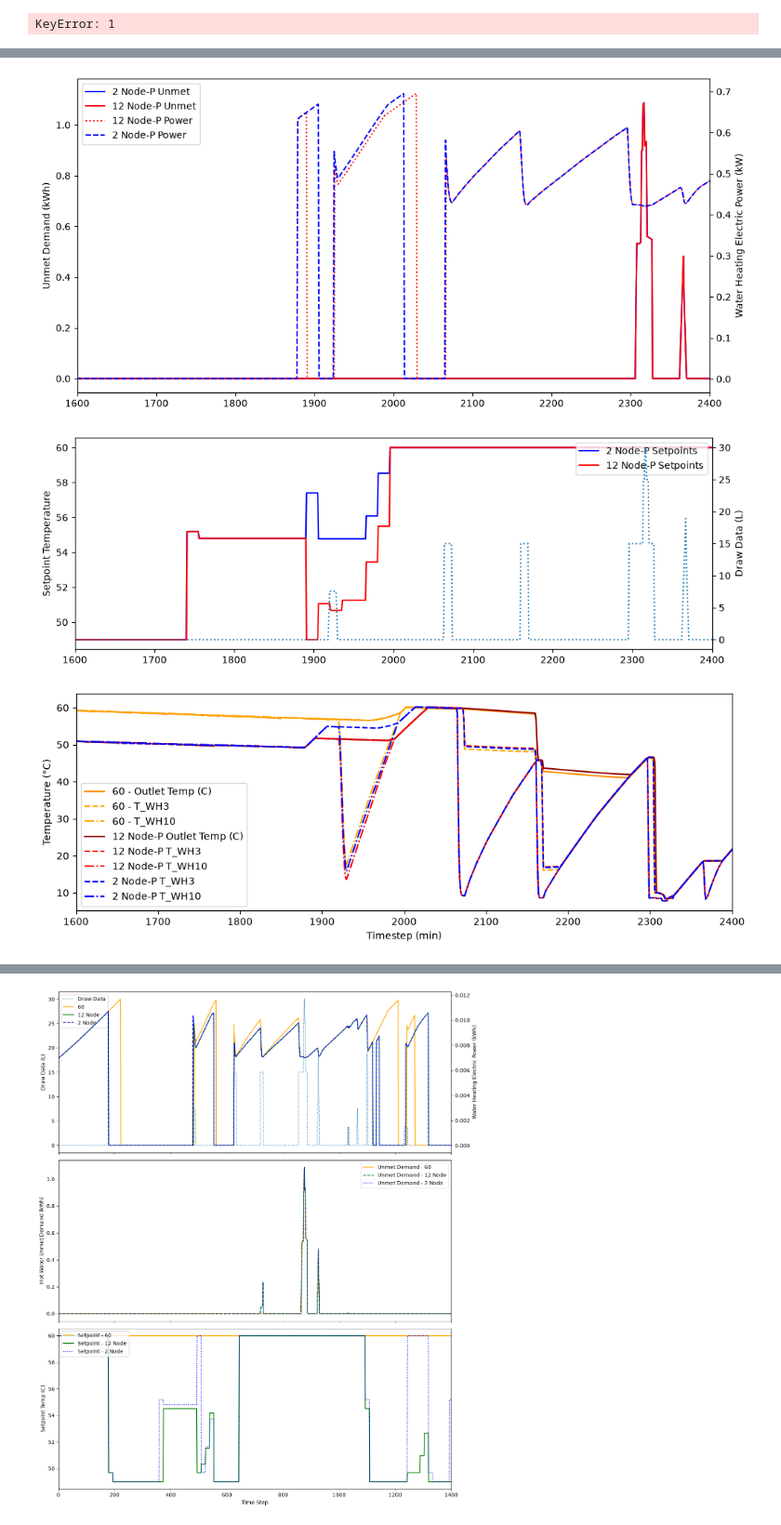
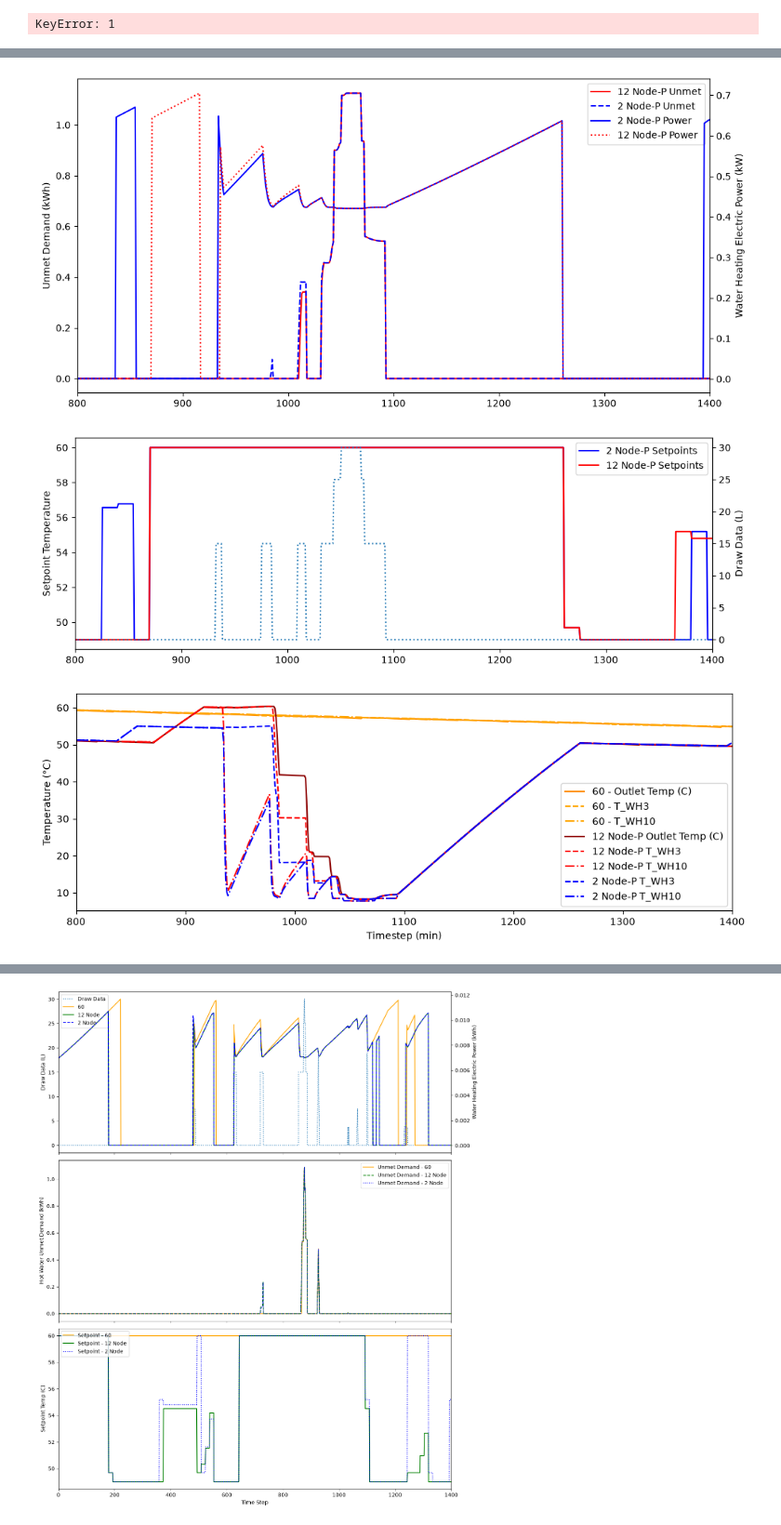
Before and after one commit to Jae-Domain/OCHRE, a Jupyter notebook: bin/MPC_Performance_Improvement/mpc_performance.ipynb, the cells around one changed output, grey strips where cells are left out. Shown at 93% size. Cells and saved outputs as stored; diff of their text form; code cells hidden in the pictures.

```diff
--- a/bin/MPC_Performance_Improvement/mpc_performance.ipynb
+++ b/bin/MPC_Performance_Improvement/mpc_performance.ipynb
@@ -554,15 +591,20 @@ data_2_node_perfect[data_2_node_perfect['Hot Water Unmet Demand (kWh)'] > data_1
 | 3068 | 14.026383 | 0.462381 | 0.423737 | 0.007062 | ... |
 | 3069 | 10.371926 | 0.526076 | 0.423737 | 0.007062 | ... |
 # %%
-# read in data
+# For presentation 11/13
 
 site = 'sample'
 import pandas as pd
 data_60 = pd.read_csv(f"output_site_{site}_151(L)_60_120V.csv")
 data_49 = pd.read_csv(f"output_site_{site}_151(L)_49_120V.csv")
 #data_2_node = pd.read_csv(f"output_site_{site}_bisection_rolling_2_120V.csv")
-data_2_node_perfect = pd.read_csv(f"output_site_{site}_bisection_perfect_2_120V_3_14_15.csv")
-data_12_node = pd.read_csv(f"output_site_{site}_bisection_perfect_12_120V_3_14_15.csv")
+data_2_node_perfect = pd.read_csv(f"output_site_{site}_bisection_perfect_2_120V_2_14_15.csv")
+data_12_node = pd.read_csv(f"output_site_{site}_bisection_perfect_12_120V_2_14_15.csv")
+
+#Compare temperatures between 12 node and 2 node (2/3 initialization)
+
+#data_12_node = pd.read_csv(f"output_site_{site}_bisection_perfect_12_120V_2_14_15_2nodeinit.csv")
+#data_2_node_perfect = pd.read_csv(f"output_site_{site}_bisection_perfect_2_120V_2_14_15.csv")
 
 import matplotlib.pyplot as plt
 
@@ -571,8 +613,9 @@ import matplotlib.pyplot as plt
 #data_60.index = pd.to_timedelta(data_60.index, unit="m")
 
 fig, ax = plt.subplots(figsize=(12, 6))
-ax.plot(data_2_node_perfect['Hot Water Unmet Demand (kWh)'], label='2 Node-P Unmet', color = 'blue')
+
 ax.plot(data_12_node['Hot Water Unmet Demand (kWh)'], label='12 Node-P Unmet', color = 'red')
+ax.plot(data_2_node_perfect['Hot Water Unmet Demand (kWh)'], label='2 Node-P Unmet', color = 'blue', linestyle='dashed')
 #ax.plot(data_60['Hot Water Unmet Demand (kWh)'], label='60 Unmet', color = 'orange')
 
 #ax.plot(data_2_node['Hot Water Unmet Demand (kWh)'], label='2 Node Unmet', color = 'blue')
@@ -585,9 +628,10 @@ ax.plot(data_12_node['Hot Water Unmet Demand (kWh)'], label='12 Node-P Unmet', c
 #ax.plot(data_60['Draw Data'], label = "Draw Data", linestyle = 'dotted')
 ax2 = ax.twinx()
 #ax2.plot(data_60['Water Heating Electric Power (kW)'], label='60 Power', linestyle = 'dashed', color = 'orange')
+ax2.plot(data_2_node_perfect['Water Heating Electric Power (kW)'], label='2 Node-P Power', linestyle = 'solid', color = 'blue')
 ax2.plot(data_12_node['Water Heating Electric Power (kW)'], label='12 Node-P Power', linestyle = 'dotted', color = 'red')
 #ax2.plot(data_2_node['Water Heating Electric Power (kWh)'], label='2 Node Energy', linestyle = 'dashed', color = 'blue')
-ax2.plot(data_2_node_perfect['Water Heating Electric Power (kW)'], label='2 Node-P Power', linestyle = 'dashed', color = 'blue')
+
 #ax2.plot(data_49['Water Heating Electric Power (kWh)'], label='49', color='red')
 
 #ax2.legend()
@@ -600,8 +644,8 @@ day = 5
 
 lbound = day * 1400
 ubound = lbound + 1400
-lbound = 1600
-ubound = 2400
+lbound = 800
+ubound = 1400
 plt.xlim(lbound, ubound)
 
 # ==============================================================================
@@ -612,7 +656,7 @@ ax_sp.plot(data_2_node_perfect['Setpoints'], label='2 Node-P Setpoints', color='
 #ax_sp.plot(data_2_node['Setpoints'], label='2 Node Setpoints', color='blue')
 ax_sp.plot(data_12_node['Setpoints'], label='12 Node-P Setpoints', color='red')
 ax_draw = ax_sp.twinx()
-ax_draw.plot(data_60['Draw Data'], label = "Draw Data", linestyle = 'dotted')
+ax_draw.plot(data_12_node['Draw Data'], label = "Draw Data", linestyle = 'dotted')
 ax_draw.set_ylabel("Draw Data (L)")
 ax_sp.set_ylabel('Setpoint Temperature')
 ax_sp.set_xlim(lbound, ubound)
@@ -633,34 +677,34 @@ ax_temp.plot(
 ax_temp.plot(data_60["T_WH3"], label="60 - T_WH3", color="orange", linestyle="--")
 ax_temp.plot(data_60["T_WH10"], label="60 - T_WH10", color="orange", linestyle="-.")
 
 ax_temp.plot(
     data_12_node["Hot Water Outlet Temperature (C)"],
     label="12 Node-P Outlet Temp (C)",
     color="darkred",
 )
 ax_temp.plot(data_12_node["T_WH3"], label="12 Node-P T_WH3", color="red", linestyle="--")
 ax_temp.plot(data_12_node["T_WH10"], label="12 Node-P T_WH10", color="red", linestyle="-.")
 
 # ax_temp.plot(
 #     data_2_node_perfect["Hot Water Outlet Temperature (C)"],
 #     label="2 Node-P Outlet Temp (C)",
 #     color="darkblue",
 # )
 ax_temp.plot(data_2_node_perfect["T_WH3"], label="2 Node-P T_WH3", color="blue", linestyle="--")
 ax_temp.plot(data_2_node_perfect["T_WH10"], label="2 Node-P T_WH10", color="blue", linestyle="-.")
 
 
 ax_temp.set_ylabel("Temperature (°C)")
 ax_temp.set_xlim(lbound, ubound)
 
 # Combine legends for primary and secondary y-axes
 lines_temp, labels_temp = ax_temp.get_legend_handles_labels()
 
 ax_temp.legend()
 ax_temp.set_xlabel("Timestep (min)")
 plt.show()
 # %% [output]
-[figure, old version]
+[figure, new version]
-[figure, old version]
+[figure, new version]
-[figure, old version]
+[figure, new version]
 # %%
```
Also changed, not shown: parts of 5 cells of this notebook, 1 other file.
